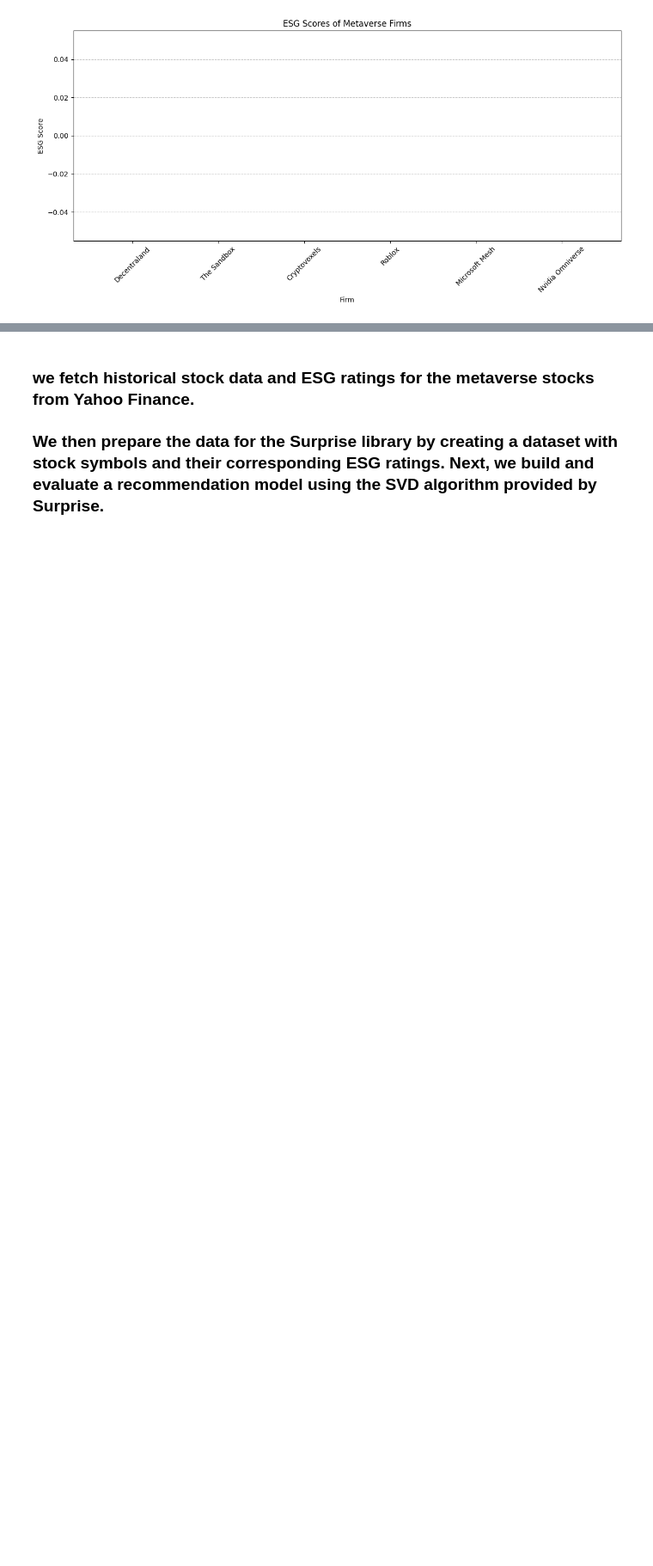
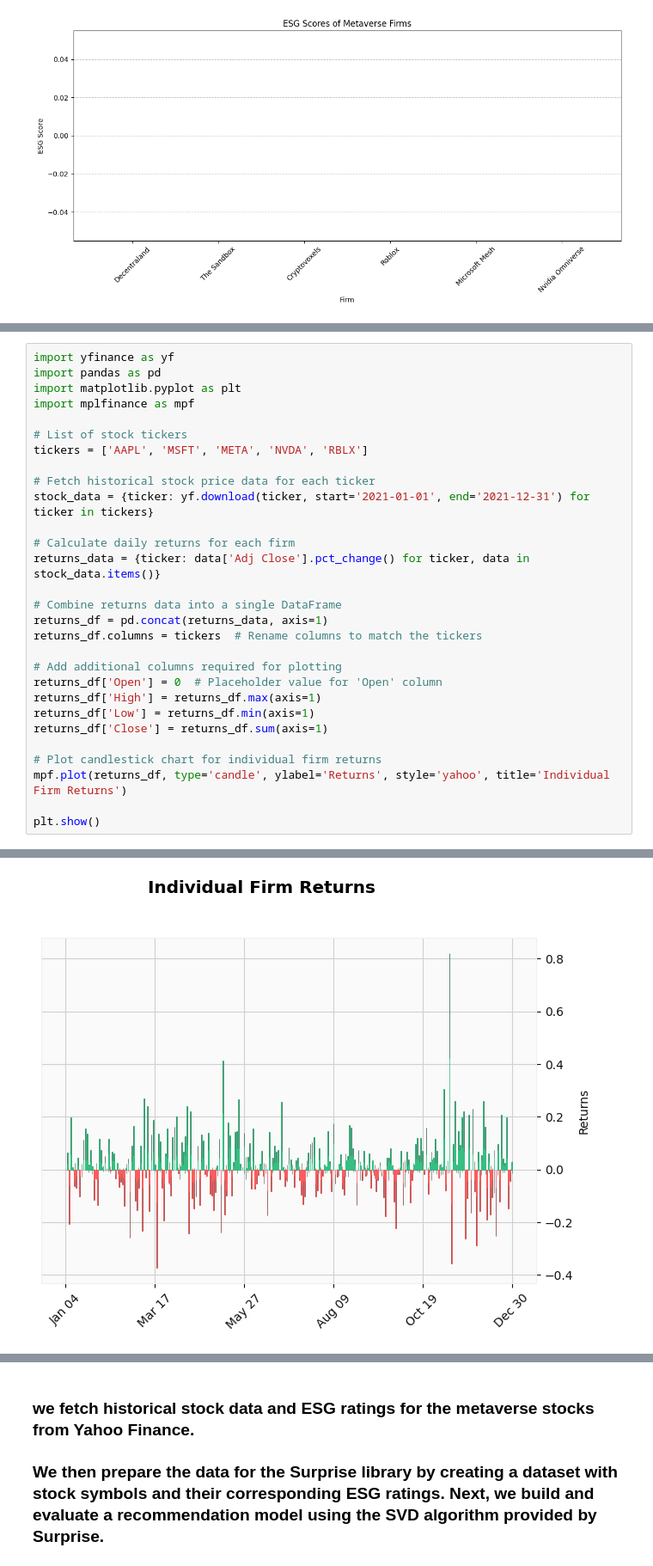
Before and after one commit to henryonomakpo/The-Impact-of-ESG-Ratings-on-EV-Manufacturing-Industry, a Jupyter notebook: Python_Function_for_Recommending_Metaverse_platform_based_on_Stock_Performance.ipynb, the cells around one changed output, grey strips where cells are left out. Shown at 86% size. Drawn from its saved outputs; the diff is of its cells as text; blank space fills up the shorter version.

```diff
--- a/Python_Function_for_Recommending_Metaverse_platform_based_on_Stock_Performance.ipynb
+++ b/Python_Function_for_Recommending_Metaverse_platform_based_on_Stock_Performance.ipynb
@@ -209,0 +212,30 @@ Test time         0.00    0.00    0.00    0.00    0.00    0.00    0.00
+# %%
+import yfinance as yf
+import pandas as pd
+import matplotlib.pyplot as plt
+import mplfinance as mpf
+
+# List of stock tickers
+tickers = ['AAPL', 'MSFT', 'META', 'NVDA', 'RBLX']
+
+# Fetch historical stock price data for each ticker
+stock_data = {ticker: yf.download(ticker, start='2021-01-01', end='2021-12-31') for ticker in tickers}
+
+# Calculate daily returns for each firm
+returns_data = {ticker: data['Adj Close'].pct_change() for ticker, data in stock_data.items()}
+
+# Combine returns data into a single DataFrame
+returns_df = pd.concat(returns_data, axis=1)
+returns_df.columns = tickers  # Rename columns to match the tickers
+
+# Add additional columns required for plotting
+returns_df['Open'] = 0  # Placeholder value for 'Open' column
+returns_df['High'] = returns_df.max(axis=1)
+returns_df['Low'] = returns_df.min(axis=1)
+returns_df['Close'] = returns_df.sum(axis=1)
+
+# Plot candlestick chart for individual firm returns
+mpf.plot(returns_df, type='candle', ylabel='Returns', style='yahoo', title='Individual Firm Returns')
+
+plt.show()
+# %% [output]
@@ -209,0 +247 @@ Test time         0.00    0.00    0.00    0.00    0.00    0.00    0.00
+[figure, added]
```
Also changed, not shown: parts of 9 cells of this notebook.
